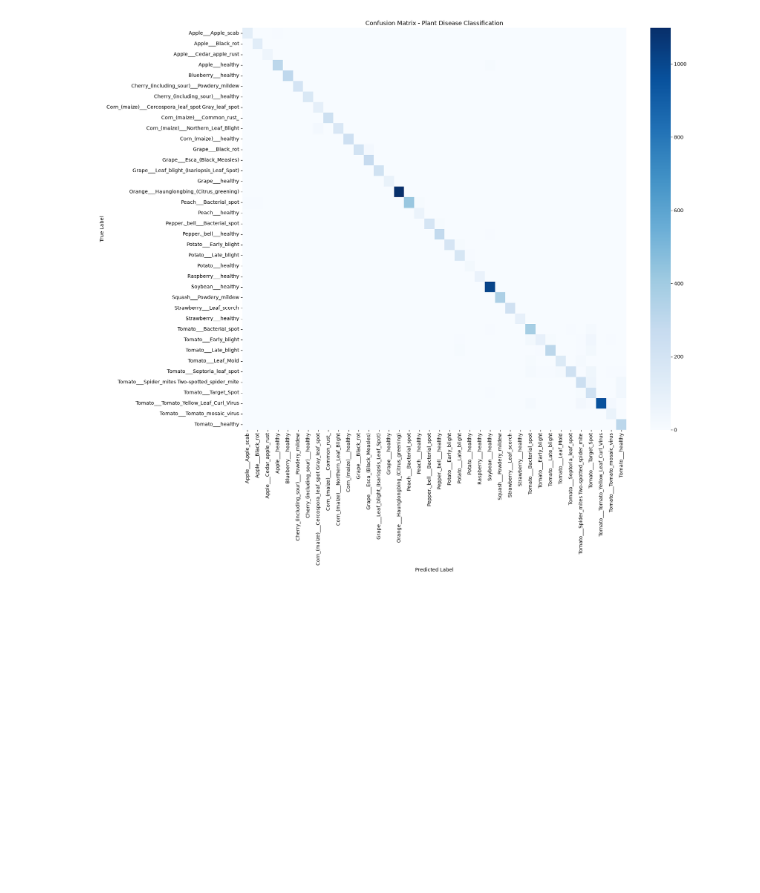
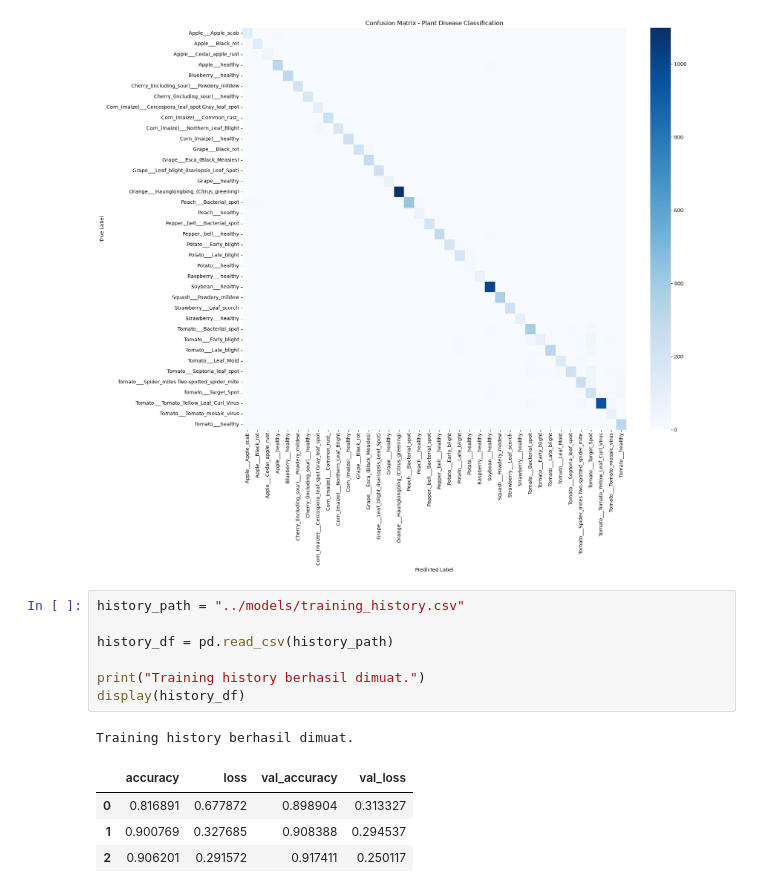
Before and after one commit to BertoPurba/PlantDiseaseDetection, a Jupyter notebook: notebooks/03_evaluation.ipynb, the cells around one changed output. Cells and saved outputs as stored; diff of their text form; blank space fills up the shorter version.

```diff
--- a/notebooks/03_evaluation.ipynb
+++ b/notebooks/03_evaluation.ipynb
@@ -210,3 +209,16 @@ plt.tight_layout()
 plt.show()
 # %% [output]
 [figure]
+# %%
+history_path = "../models/training_history.csv"
+
+history_df = pd.read_csv(history_path)
+
+print("Training history berhasil dimuat.")
+display(history_df)
+# %% [output]
+Training history berhasil dimuat.
+|  | accuracy | loss | val_accuracy | val_loss |
+| 0 | 0.816891 | 0.677872 | 0.898904 | 0.313327 |
+| 1 | 0.900769 | 0.327685 | 0.908388 | 0.294537 |
+| 2 | 0.906201 | 0.291572 | 0.917411 | 0.250117 |
```
Also changed, not shown: parts of 9 cells of this notebook, 4 other files.
